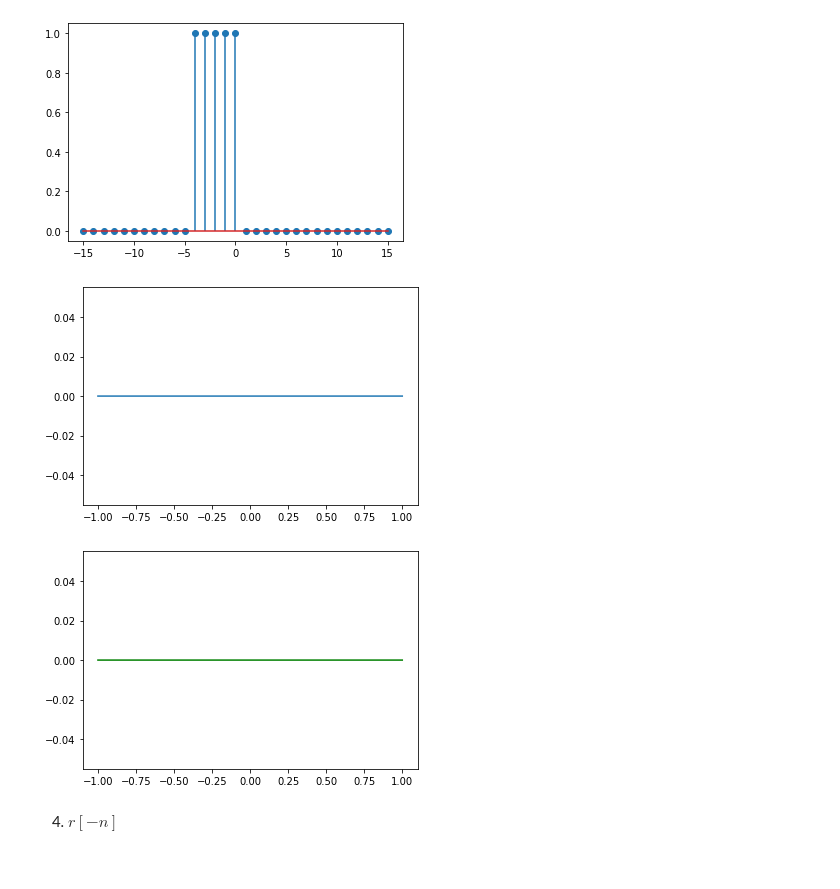
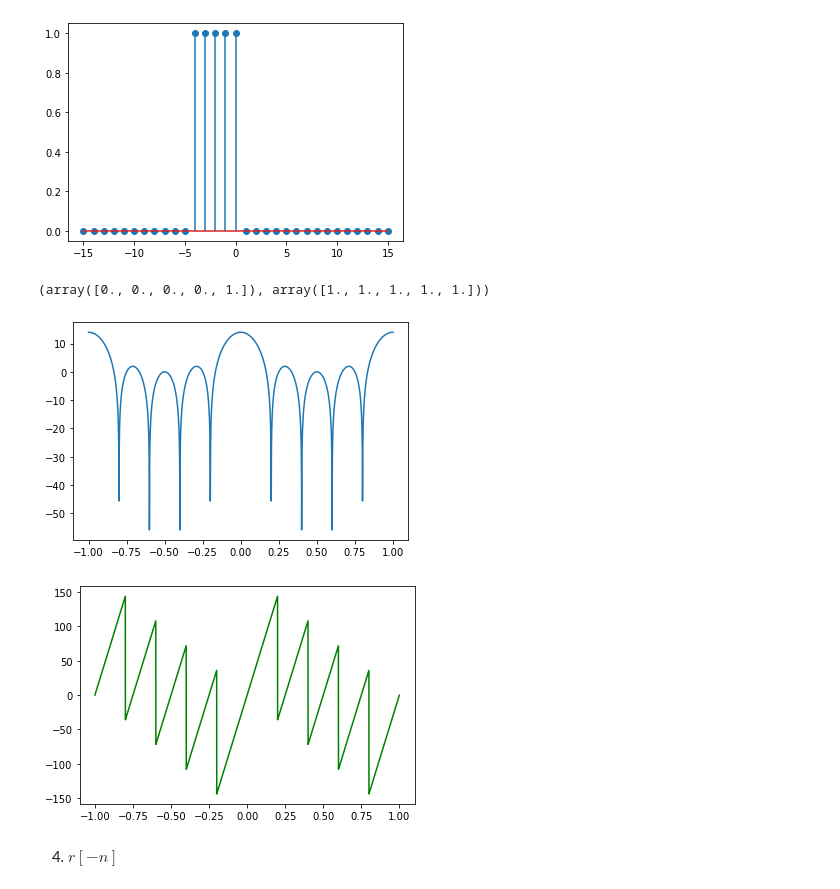
Before and after one commit to the-pinbo/DSP-lab, a Jupyter notebook: Lab2/DTFT.ipynb, the cells around one changed output. Drawn from its saved outputs; the diff is of its cells as text; code cells hidden in the pictures.

```diff
--- a/Lab2/DTFT.ipynb
+++ b/Lab2/DTFT.ipynb
@@ -49,15 +56,13 @@ plt.stem(x, r)
 # %%
-def plot(r):
-    a = np.ones(1)
-    b = r[n:]
-    c = c = np.arange(-omega, omega, 2 * omega / N)
+def plot(r, a, b):
+    c = np.arange(-omega, omega, 2 * omega / N)
     w1, h1 = sig.freqz(b, a, c)
     #     magnitude
     h1db = 20 * np.log10(abs(h1))
-    plt.plot(w1 / omega, h1db)
+    plt.plot(w1 / (2 * np.pi), h1db)
     plt.show()
     #     phase
     angles = np.angle(h1, deg=True)
-    plt.plot(w1 / omega, angles, 'g')
+    plt.plot(w1 / (2 * np.pi), angles, 'g')
     plt.show()
 # %%
@@ -92,11 +104,18 @@ plt.stem(x, r)
 # %% [output]
 <StemContainer object of 3 artists>
 [figure]
+# %%
+a = np.zeros(5)
+a[4] = 1
+b = np.ones(5)
+a, b
+# %% [output]
+(array([0., 0., 0., 0., 1.]), array([1., 1., 1., 1., 1.]))
 # %%
-plot(r)
+plot(r, a, b)
 # %% [output]
-[figure, old version]
+[figure, new version]
-[figure, old version]
+[figure, new version]
 # %% [markdown]
 4) $r[−n]$
 # %%
```
Also changed, not shown: parts of 25 cells of this notebook.
